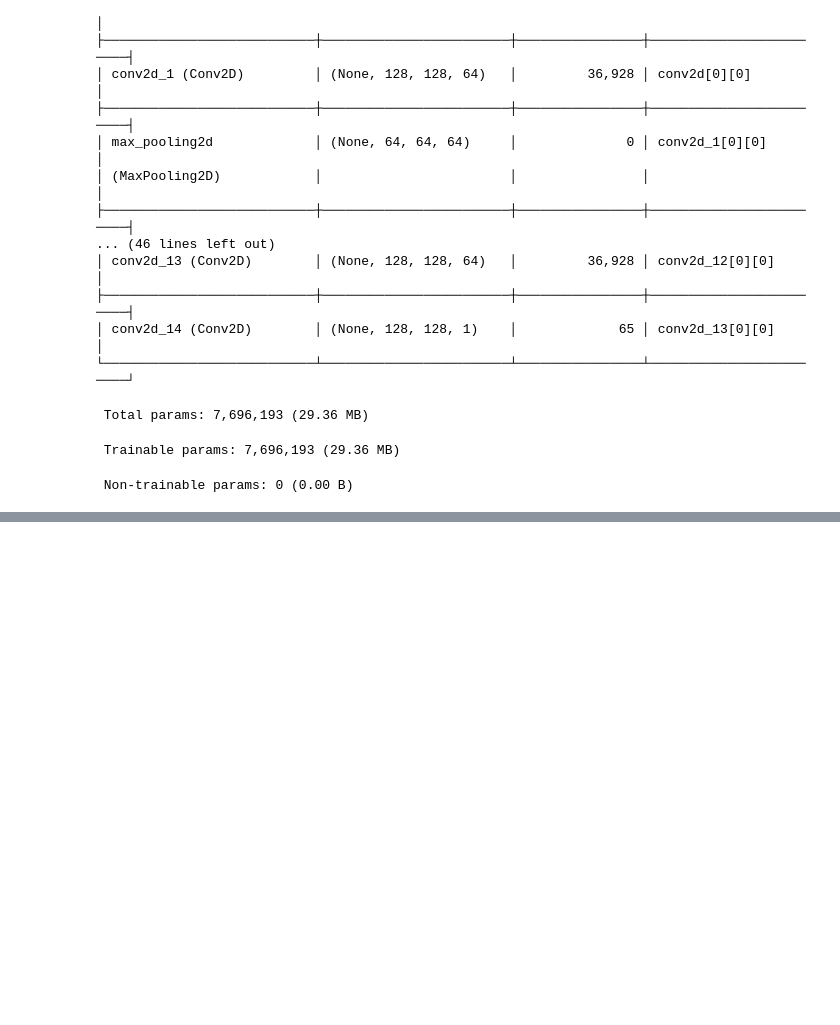
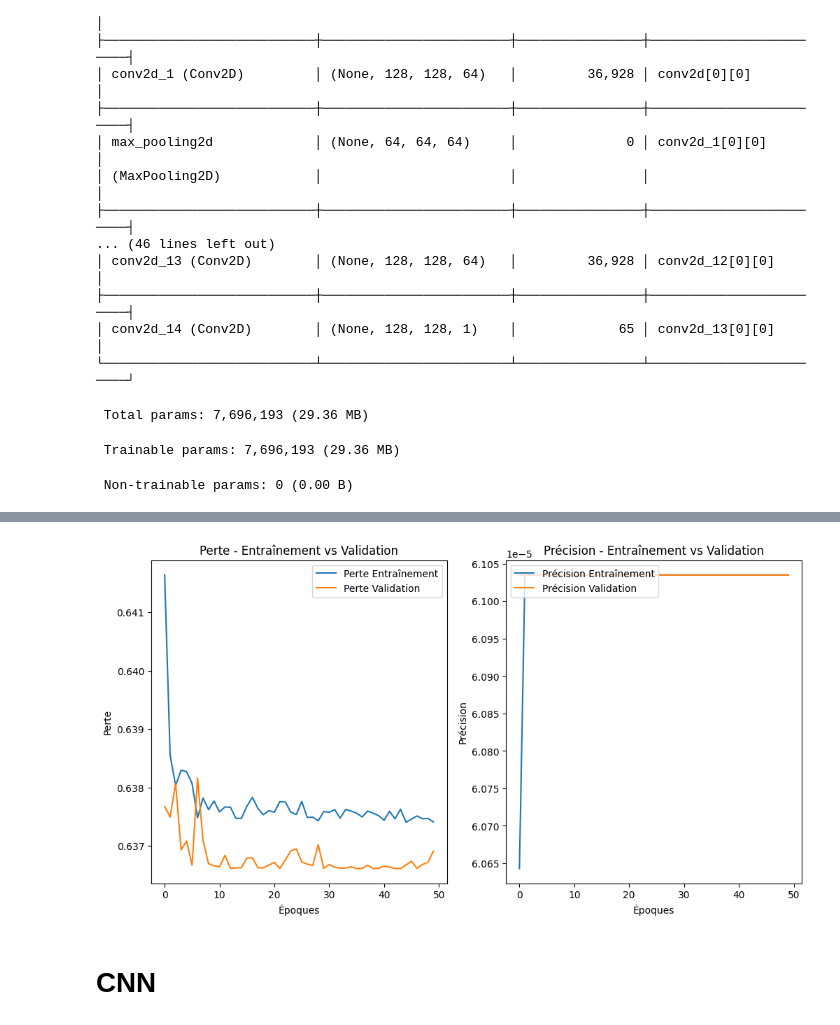
Before and after one commit to adamstra/Computer_Vision, a Jupyter notebook: Devoir.ipynb, the cells around one changed output, grey strips where cells are left out. Cells and saved outputs as stored; diff of their text form; code cells hidden in the pictures; blank space fills up the shorter version.

```diff
--- a/Devoir.ipynb
+++ b/Devoir.ipynb
@@ -197,0 +197,35 @@ WARNING:absl:You are saving your model as an HDF5 file via `model.save()` or `ke
+# %%
+# Étape 1 : Extraire les données d'historique pour les graphiques
+val_loss = history.history['val_loss']
+val_accuracy = history.history['val_accuracy']
+train_loss = history.history['loss']
+train_accuracy = history.history['accuracy']
+
+epochs_range = range(len(val_loss))
+
+# Étape 2 : Tracer la perte (loss)
+plt.figure(figsize=(12, 6))
+
+plt.subplot(1, 2, 1)
+plt.plot(epochs_range, train_loss, label='Perte Entraînement')
+plt.plot(epochs_range, val_loss, label='Perte Validation')
+plt.xlabel('Époques')
+plt.ylabel('Perte')
+plt.legend(loc='upper right')
+plt.title('Perte - Entraînement vs Validation')
+
+# Étape 3 : Tracer la précision (accuracy)
+plt.subplot(1, 2, 2)
+plt.plot(epochs_range, train_accuracy, label='Précision Entraînement')
+plt.plot(epochs_range, val_accuracy, label='Précision Validation')
+plt.xlabel('Époques')
+plt.ylabel('Précision')
+plt.legend(loc='upper left')
+plt.title('Précision - Entraînement vs Validation')
+
+# Afficher les graphiques
+plt.show()
+# %% [output]
+[figure, added]
+# %% [markdown]
+# CNN
```
Also changed, not shown: parts of 7 cells of this notebook.
